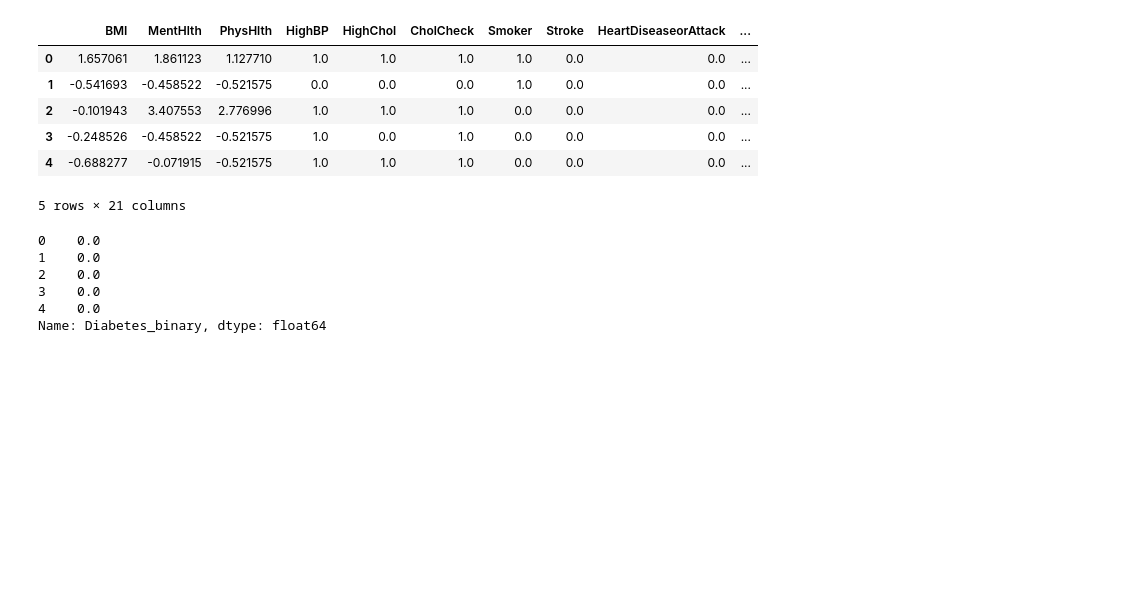
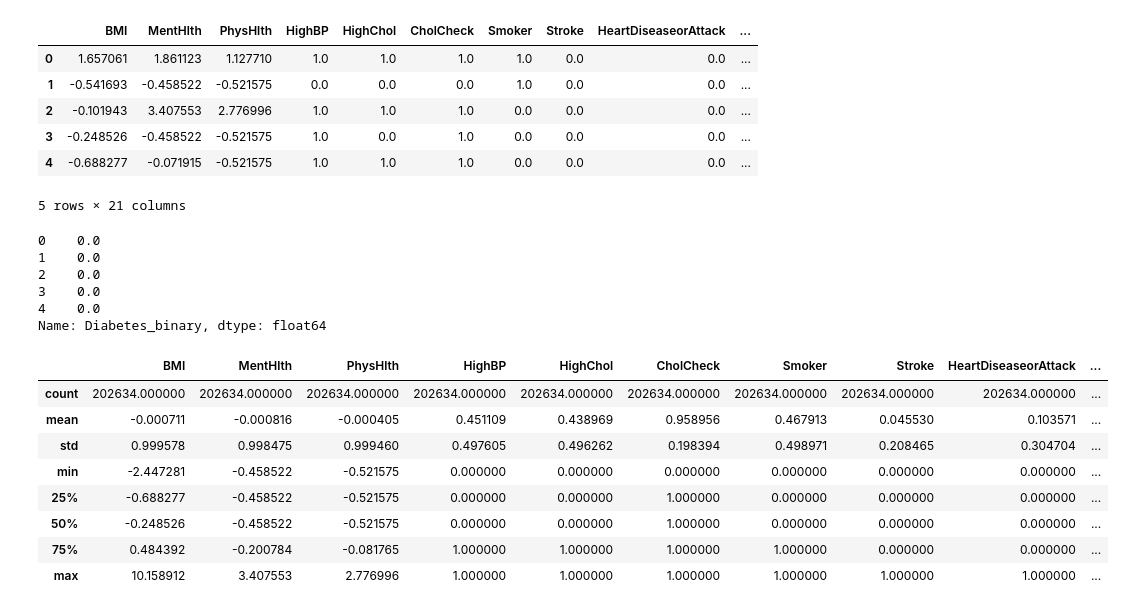
Before and after one commit to VTNoble/Diabetes-Detection, a Jupyter notebook: Code/Predict-Diabetes-Models.ipynb, the cells around one changed output. Cells and saved outputs as stored; diff of their text form; code cells hidden in the pictures; blank space fills up the shorter version.

```diff
--- a/Code/preprocessing.ipynb
+++ b/Code/Predict-Diabetes-Models.ipynb
@@ -160,10 +188,18 @@ scaled_data.head()
 | 3 | -0.248526 | -0.458522 | -0.521575 | 0.0 | 1.0 | 0.0 | 1.0 | 0.0 | 0.0 | ... |
 | 4 | -0.688277 | -0.071915 | -0.521575 | 0.0 | 1.0 | 1.0 | 1.0 | 0.0 | 0.0 | ... |
 5 rows × 22 columns
+# %%
+def clean_dataset(df):
+    assert isinstance(df, pd.DataFrame), "df needs to be a pd.DataFrame"
+    df.dropna(inplace=True)
+    indices_to_keep = ~df.isin([np.nan, np.inf, -np.inf]).any(1)
+    return df[indices_to_keep].astype(np.float64)
+# %%
+df_cleaned = clean_dataset(scaled_data)
 # %%
 # Assign feature (X) and target (y) variables
-X = scaled_data.drop('Diabetes_binary', axis=1)
-y = scaled_data['Diabetes_binary']
+X = df_cleaned.drop('Diabetes_binary', axis=1)
+y = df_cleaned['Diabetes_binary']
 # %% [markdown]
 Look at X and y to make sure everything looks as expected.
 # %%
@@ -187,6 +223,20 @@ y.head()
 3    0.0
 4    0.0
 Name: Diabetes_binary, dtype: float64
+# %%
+pd.set_option('display.max_columns', None)
+# %%
+X.describe()
+# %% [output]
+|  | BMI | MentHlth | PhysHlth | HighBP | HighChol | CholCheck | Smoker | Stroke | HeartDiseaseorAttack | ... |
+| count | 202634.000000 | 202634.000000 | 202634.000000 | 202634.000000 | 202634.000000 | 202634.000000 | 202634.000000 | 202634.000000 | 202634.000000 | ... |
+| mean | -0.000711 | -0.000816 | -0.000405 | 0.451109 | 0.438969 | 0.958956 | 0.467913 | 0.045530 | 0.103571 | ... |
+| std | 0.999578 | 0.998475 | 0.999460 | 0.497605 | 0.496262 | 0.198394 | 0.498971 | 0.208465 | 0.304704 | ... |
+| min | -2.447281 | -0.458522 | -0.521575 | 0.000000 | 0.000000 | 0.000000 | 0.000000 | 0.000000 | 0.000000 | ... |
+| 25% | -0.688277 | -0.458522 | -0.521575 | 0.000000 | 0.000000 | 1.000000 | 0.000000 | 0.000000 | 0.000000 | ... |
+| 50% | -0.248526 | -0.458522 | -0.521575 | 0.000000 | 0.000000 | 1.000000 | 0.000000 | 0.000000 | 0.000000 | ... |
+| 75% | 0.484392 | -0.200784 | -0.081765 | 1.000000 | 1.000000 | 1.000000 | 1.000000 | 0.000000 | 0.000000 | ... |
+| max | 10.158912 | 3.407553 | 2.776996 | 1.000000 | 1.000000 | 1.000000 | 1.000000 | 1.000000 | 1.000000 | ... |
 # %%
 # Split the data into X_train, X_test, y_train, y_test
 X_train, X_test, y_train, y_test = train_test_split(X, y, random_state=42)
```
Also changed, not shown: parts of 30 cells of this notebook.
